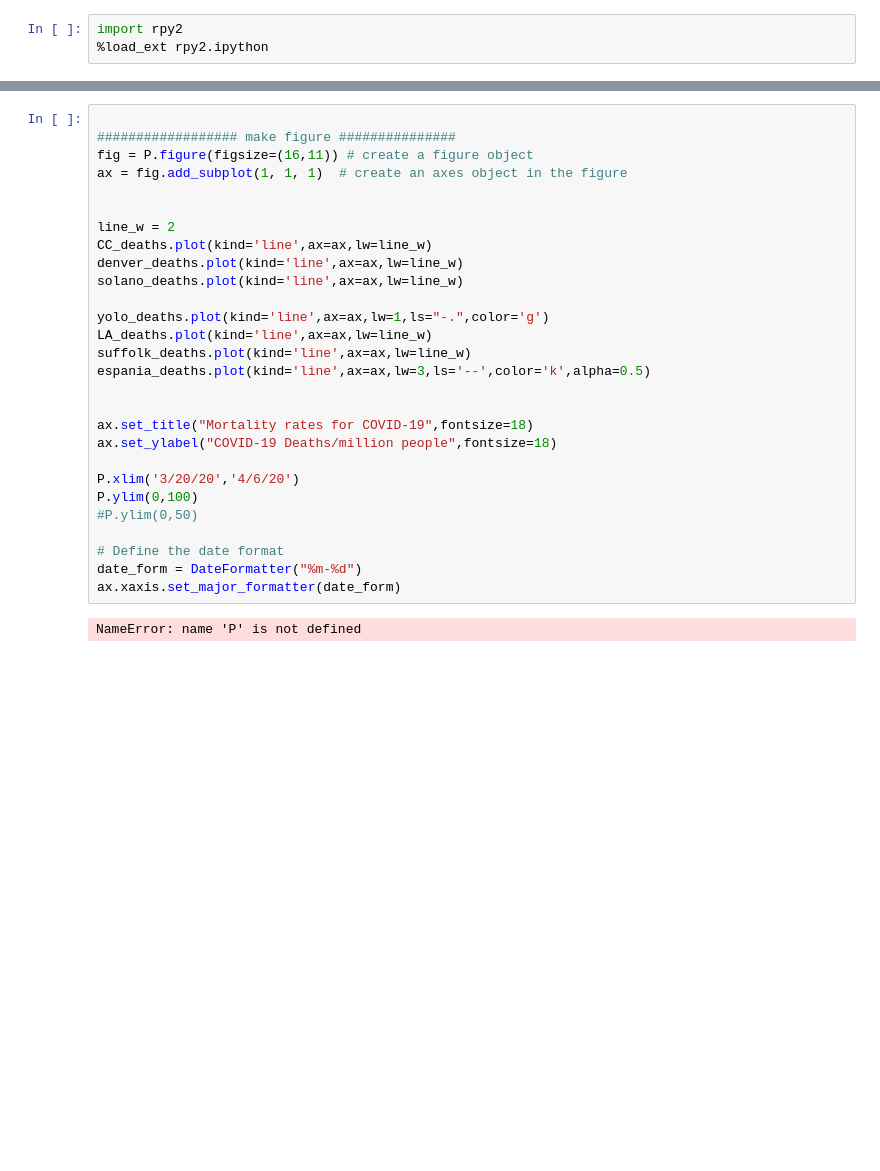
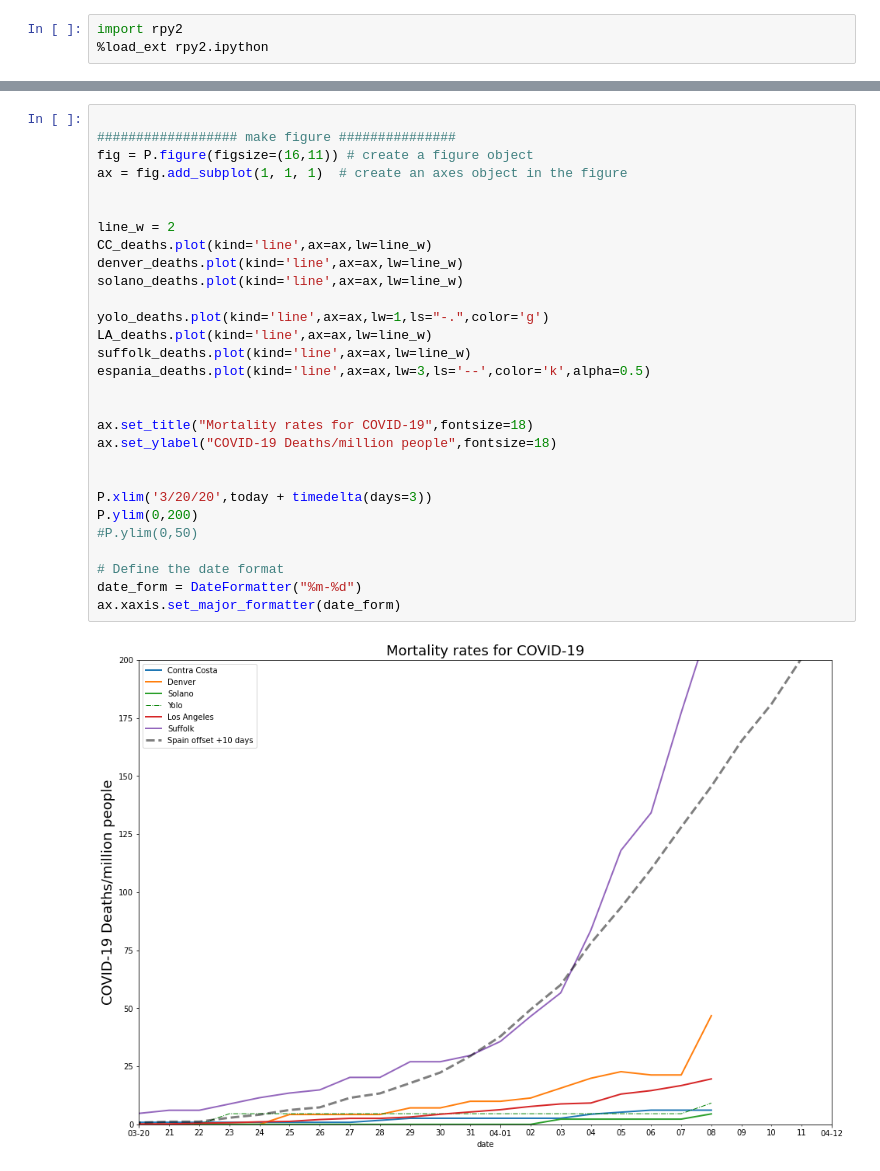
Before and after one commit to bjmain/SARS-CoV-2, a Jupyter notebook: sars2_v2.ipynb, the cells around one changed output, grey strips where cells are left out. Saved outputs shown, nothing was run; the diff lists cells and outputs as text; blank space fills up the shorter version.

```diff
--- a/sars2_v2.ipynb
+++ b/sars2_v2.ipynb
@@ -171,33 +168,34 @@ NameError: name 'P' is not defined
 # %%
 
 ################## make figure ###############
 fig = P.figure(figsize=(16,11)) # create a figure object
 ax = fig.add_subplot(1, 1, 1)  # create an axes object in the figure
 
 
 line_w = 2
 CC_deaths.plot(kind='line',ax=ax,lw=line_w)
 denver_deaths.plot(kind='line',ax=ax,lw=line_w)
 solano_deaths.plot(kind='line',ax=ax,lw=line_w)
 
 yolo_deaths.plot(kind='line',ax=ax,lw=1,ls="-.",color='g')
 LA_deaths.plot(kind='line',ax=ax,lw=line_w)
 suffolk_deaths.plot(kind='line',ax=ax,lw=line_w)
 espania_deaths.plot(kind='line',ax=ax,lw=3,ls='--',color='k',alpha=0.5)
 
 
 ax.set_title("Mortality rates for COVID-19",fontsize=18)
 ax.set_ylabel("COVID-19 Deaths/million people",fontsize=18)
 
-P.xlim('3/20/20','4/6/20')
-P.ylim(0,100)
+
+P.xlim('3/20/20',today + timedelta(days=3))
+P.ylim(0,200)
 #P.ylim(0,50)
 
 # Define the date format
 date_form = DateFormatter("%m-%d")
 ax.xaxis.set_major_formatter(date_form)
 # %% [output]
-NameError: name 'P' is not defined
+[figure, added]
 # %%
 %%R
 # Note: This is a python3 notebook, so you need to run the rpy2 cell (top) before running this.
```
Also changed, not shown: parts of 4 cells of this notebook.
